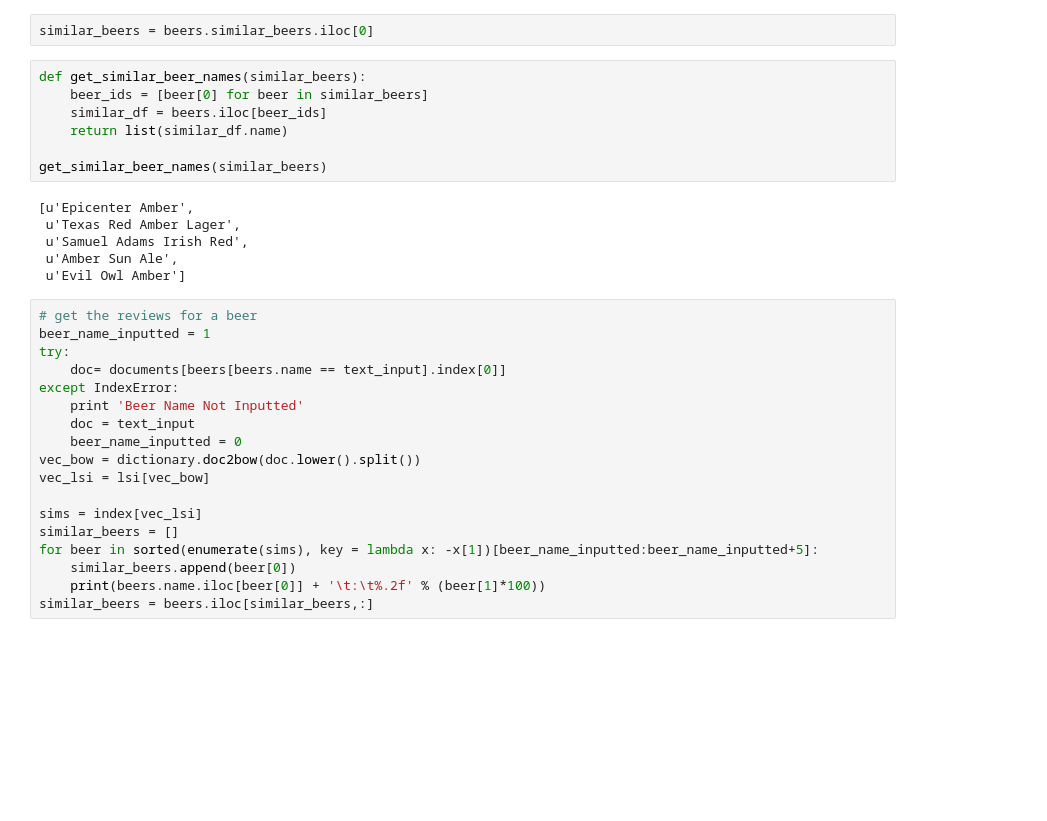
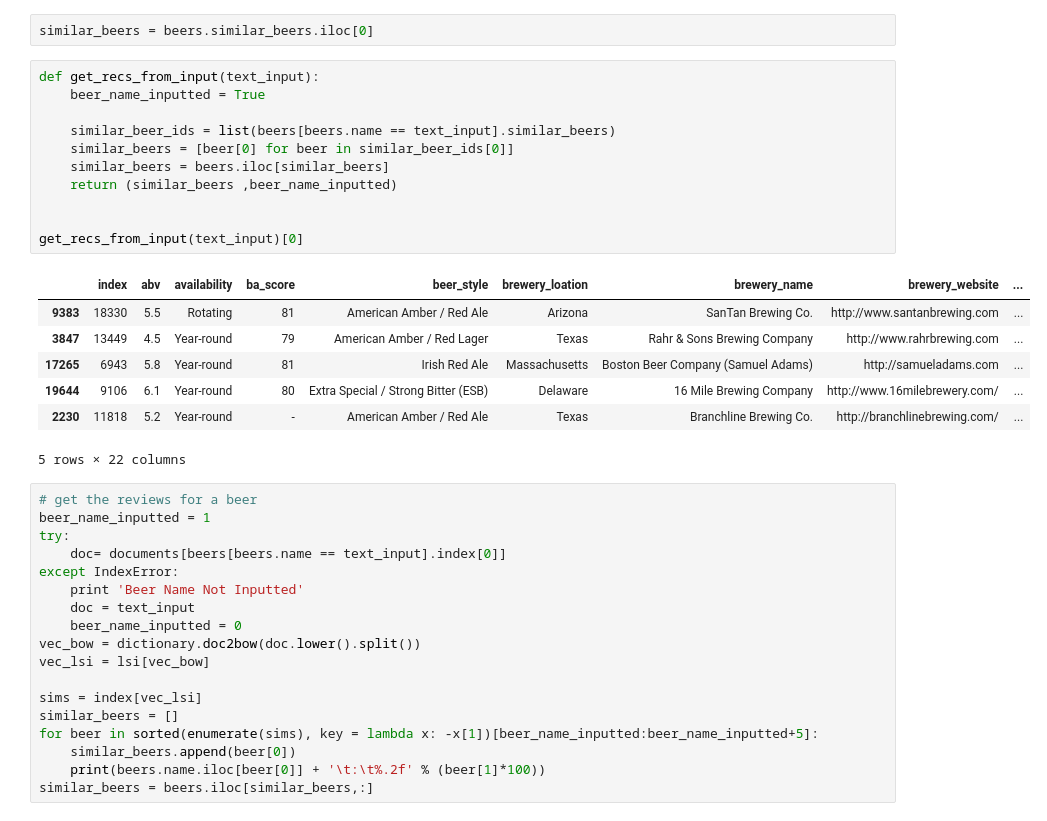
Before and after one commit to WillNetsky/beer_recommender, a Jupyter notebook: build-similarity-model.ipynb, the cells around one changed output. Cells and saved outputs as stored; diff of their text form; blank space fills up the shorter version.

Commit message:
model building changed to reflect dataframe access in webapp

```diff
--- a/build-similarity-model.ipynb
+++ b/build-similarity-model.ipynb
@@ -195,18 +195,24 @@ get_similar_beers(text_input)
 # %%
 similar_beers = beers.similar_beers.iloc[0]
 # %%
-def get_similar_beer_names(similar_beers):
-    beer_ids = [beer[0] for beer in similar_beers]
-    similar_df = beers.iloc[beer_ids]
-    return list(similar_df.name)
+def get_recs_from_input(text_input):
+    beer_name_inputted = True
 
-get_similar_beer_names(similar_beers)
+    similar_beer_ids = list(beers[beers.name == text_input].similar_beers)
+    similar_beers = [beer[0] for beer in similar_beer_ids[0]]
+    similar_beers = beers.iloc[similar_beers]
+    return (similar_beers ,beer_name_inputted)
+
+
+get_recs_from_input(text_input)[0]
 # %% [output]
+|  | index | abv | availability | ba_score | beer_style | brewery_loation | brewery_name | brewery_website | ... |
+| 9383 | 18330 | 5.5 | Rotating | 81 | American Amber / Red Ale | Arizona | SanTan Brewing Co. | http://www.santanbrewing.com | ... |
+| 3847 | 13449 | 4.5 | Year-round | 79 | American Amber / Red Lager | Texas | Rahr & Sons Brewing Company | http://www.rahrbrewing.com | ... |
+| 17265 | 6943 | 5.8 | Year-round | 81 | Irish Red Ale | Massachusetts | Boston Beer Company (Samuel Adams) | http://samueladams.com | ... |
+| 19644 | 9106 | 6.1 | Year-round | 80 | Extra Special / Strong Bitter (ESB) | Delaware | 16 Mile Brewing Company | http://www.16milebrewery.com/ | ... |
+| 2230 | 11818 | 5.2 | Year-round | - | American Amber / Red Ale | Texas | Branchline Brewing Co. | http://branchlinebrewing.com/ | ... |
-[u'Epicenter Amber',
- u'Texas Red Amber Lager',
- u'Samuel Adams Irish Red',
- u'Amber Sun Ale',
- u'Evil Owl Amber']
+5 rows × 22 columns
 # %%
 # get the reviews for a beer
 beer_name_inputted = 1
```
